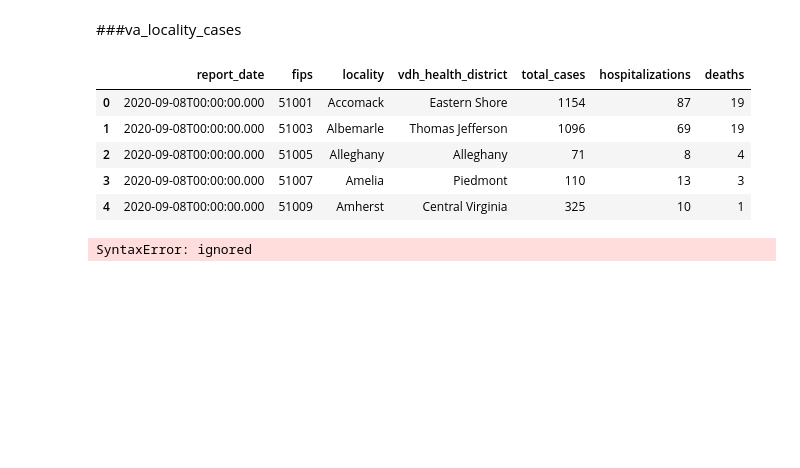
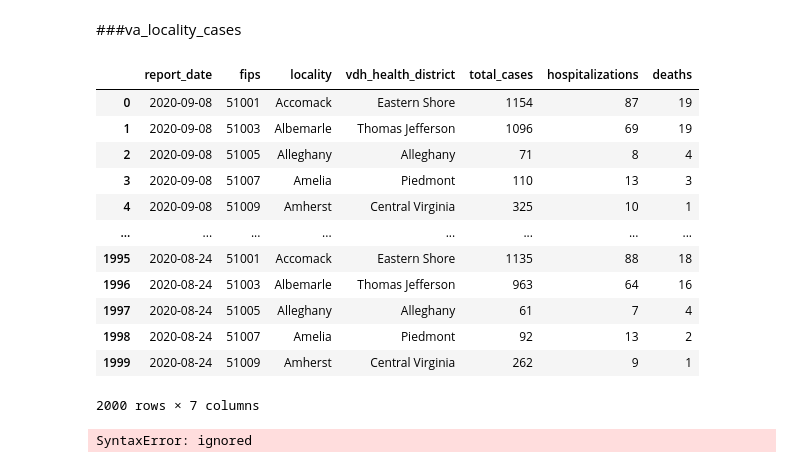
Before and after one commit to JoshuaHaga/covid_tracking_project, a Jupyter notebook: Harrisonburg.ipynb, the cells around one changed output. Cells and saved outputs as stored; diff of their text form; code cells hidden in the pictures; blank space fills up the shorter version.

```diff
--- a/Harrisonburg.ipynb
+++ b/Harrisonburg.ipynb
@@ -93,15 +93,27 @@ harrison_cases = va_cases_zip[va_cases_zip['zip_code'].isin(['22801','22802','22
 #harrison_cases
 # %% [markdown]
 ###va_locality_cases
+# %%
+###Convert to datetime
+va_locality_cases['report_date'] = pd.to_datetime(va_locality_cases['report_date'])
+# %%
+va_locality_cases['report_date'] = va_locality_cases['report_date'].dt.date
 # %%
-va_locality_cases.head()
+va_locality_cases
 # %% [output]
 |  | report_date | fips | locality | vdh_health_district | total_cases | hospitalizations | deaths |
-| 0 | 2020-09-08T00:00:00.000 | 51001 | Accomack | Eastern Shore | 1154 | 87 | 19 |
-| 1 | 2020-09-08T00:00:00.000 | 51003 | Albemarle | Thomas Jefferson | 1096 | 69 | 19 |
-| 2 | 2020-09-08T00:00:00.000 | 51005 | Alleghany | Alleghany | 71 | 8 | 4 |
-| 3 | 2020-09-08T00:00:00.000 | 51007 | Amelia | Piedmont | 110 | 13 | 3 |
-| 4 | 2020-09-08T00:00:00.000 | 51009 | Amherst | Central Virginia | 325 | 10 | 1 |
+| 0 | 2020-09-08 | 51001 | Accomack | Eastern Shore | 1154 | 87 | 19 |
+| 1 | 2020-09-08 | 51003 | Albemarle | Thomas Jefferson | 1096 | 69 | 19 |
+| 2 | 2020-09-08 | 51005 | Alleghany | Alleghany | 71 | 8 | 4 |
+| 3 | 2020-09-08 | 51007 | Amelia | Piedmont | 110 | 13 | 3 |
+| 4 | 2020-09-08 | 51009 | Amherst | Central Virginia | 325 | 10 | 1 |
+| ... | ... | ... | ... | ... | ... | ... | ... |
+| 1995 | 2020-08-24 | 51001 | Accomack | Eastern Shore | 1135 | 88 | 18 |
+| 1996 | 2020-08-24 | 51003 | Albemarle | Thomas Jefferson | 963 | 64 | 16 |
+| 1997 | 2020-08-24 | 51005 | Alleghany | Alleghany | 61 | 7 | 4 |
+| 1998 | 2020-08-24 | 51007 | Amelia | Piedmont | 92 | 13 | 2 |
+| 1999 | 2020-08-24 | 51009 | Amherst | Central Virginia | 262 | 9 | 1 |
+2000 rows × 7 columns
 # %%
 #va_comb = pd.merge(va_locality_cases,va_cases_zip, on=)
 # %% [output]
```
Also changed, not shown: parts of 2 cells of this notebook.
